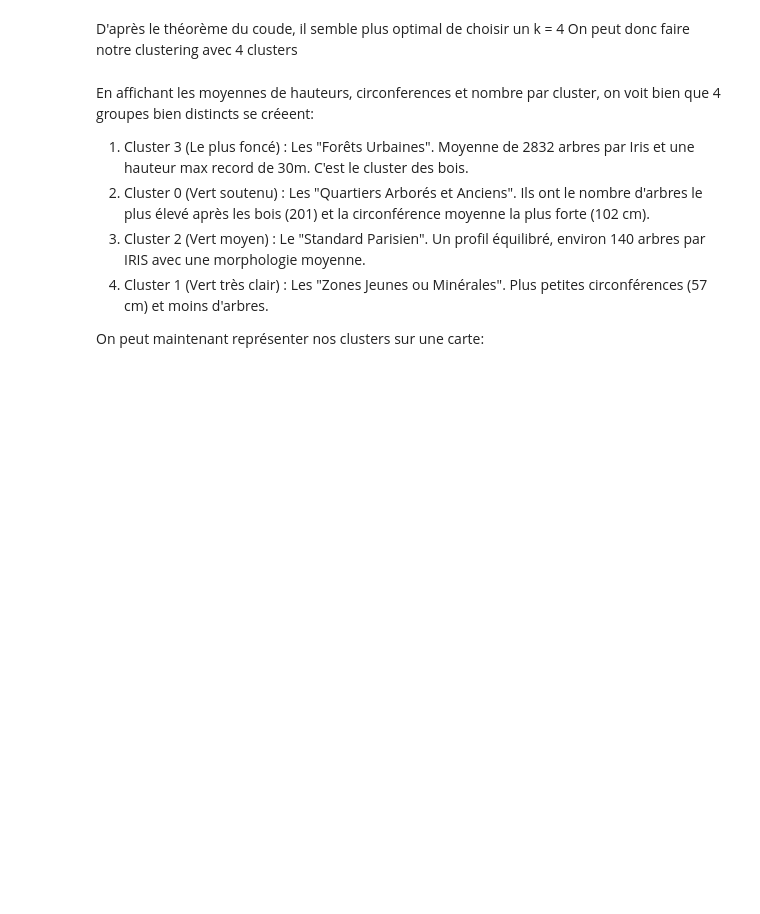
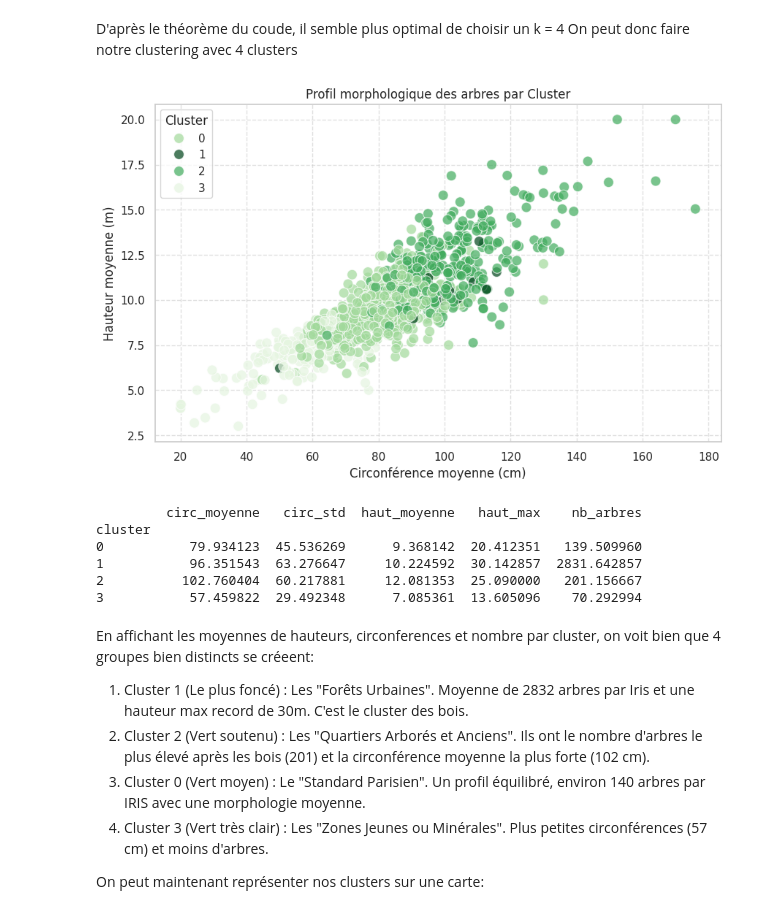
Before and after one commit to RaphaelCarrere/les_arbres, a Jupyter notebook: notebook/Les_arbres_de_Paris.ipynb, the cells around one changed output. Saved outputs shown, nothing was run; the diff lists cells and outputs as text; code cells hidden in the pictures; blank space fills up the shorter version.

```diff
--- a/notebook/Les_arbres_de_Paris.ipynb
+++ b/notebook/Les_arbres_de_Paris.ipynb
@@ -207,23 +265,31 @@ D'après le théorème du coude, il semble plus optimal de choisir un k = 4
 On peut donc faire notre clustering avec 4 clusters
 # %%
 custom_palette = {
-    2: "#a1d99b",
-    0: "#41ab5d",
-    1: "#e5f5e0",
-    3: "#00441b"
+    2: "#41ab5d",
+    0: "#a1d99b",
+    1: "#00441b",
+    3: "#e5f5e0"
 }
 
 utils.plot_morpho(iris_clustered, custom_palette)
 
 stats = utils.moyennes_cluster(iris_clustered)
 print(stats)
+# %% [output]
+[figure, added]
+         circ_moyenne   circ_std  haut_moyenne   haut_max    nb_arbres
+cluster
+0           79.934123  45.536269      9.368142  20.412351   139.509960
+1           96.351543  63.276647     10.224592  30.142857  2831.642857
+2          102.760404  60.217881     12.081353  25.090000   201.156667
+3           57.459822  29.492348      7.085361  13.605096    70.292994
 # %% [markdown]
 En affichant les moyennes de hauteurs, circonferences et nombre par cluster, on voit bien que 4 groupes bien distincts se créeent:
 
-1.	Cluster 3 (Le plus foncé) : Les "Forêts Urbaines". Moyenne de 2832 arbres par Iris et une hauteur max record de 30m. C'est le cluster des bois.
-2.	Cluster 0 (Vert soutenu) : Les "Quartiers Arborés et Anciens". Ils ont le nombre d'arbres le plus élevé après les bois (201) et la circonférence moyenne la plus forte (102 cm).
-3.	Cluster 2 (Vert moyen) : Le "Standard Parisien". Un profil équilibré, environ 140 arbres par IRIS avec une morphologie moyenne.
-4.	Cluster 1 (Vert très clair) : Les "Zones Jeunes ou Minérales". Plus petites circonférences (57 cm) et moins d'arbres.
+1.	Cluster 1 (Le plus foncé) : Les "Forêts Urbaines". Moyenne de 2832 arbres par Iris et une hauteur max record de 30m. C'est le cluster des bois.
+2.	Cluster 2 (Vert soutenu) : Les "Quartiers Arborés et Anciens". Ils ont le nombre d'arbres le plus élevé après les bois (201) et la circonférence moyenne la plus forte (102 cm).
+3.	Cluster 0 (Vert moyen) : Le "Standard Parisien". Un profil équilibré, environ 140 arbres par IRIS avec une morphologie moyenne.
+4.	Cluster 3 (Vert très clair) : Les "Zones Jeunes ou Minérales". Plus petites circonférences (57 cm) et moins d'arbres.
 
 On peut maintenant représenter nos clusters sur une carte:
 # %%
```
Also changed, not shown: parts of 7 cells of this notebook, 1 other file.
